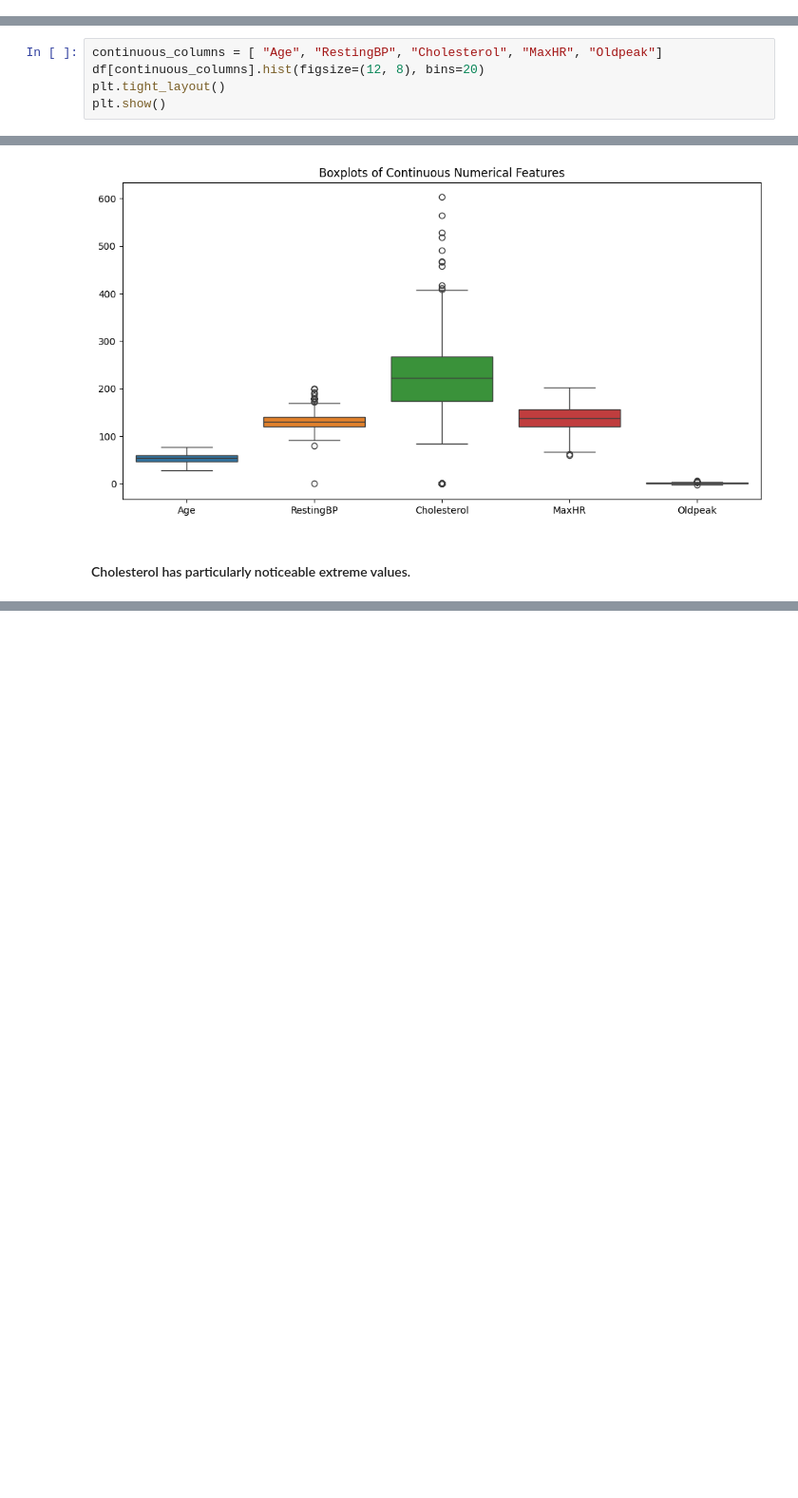
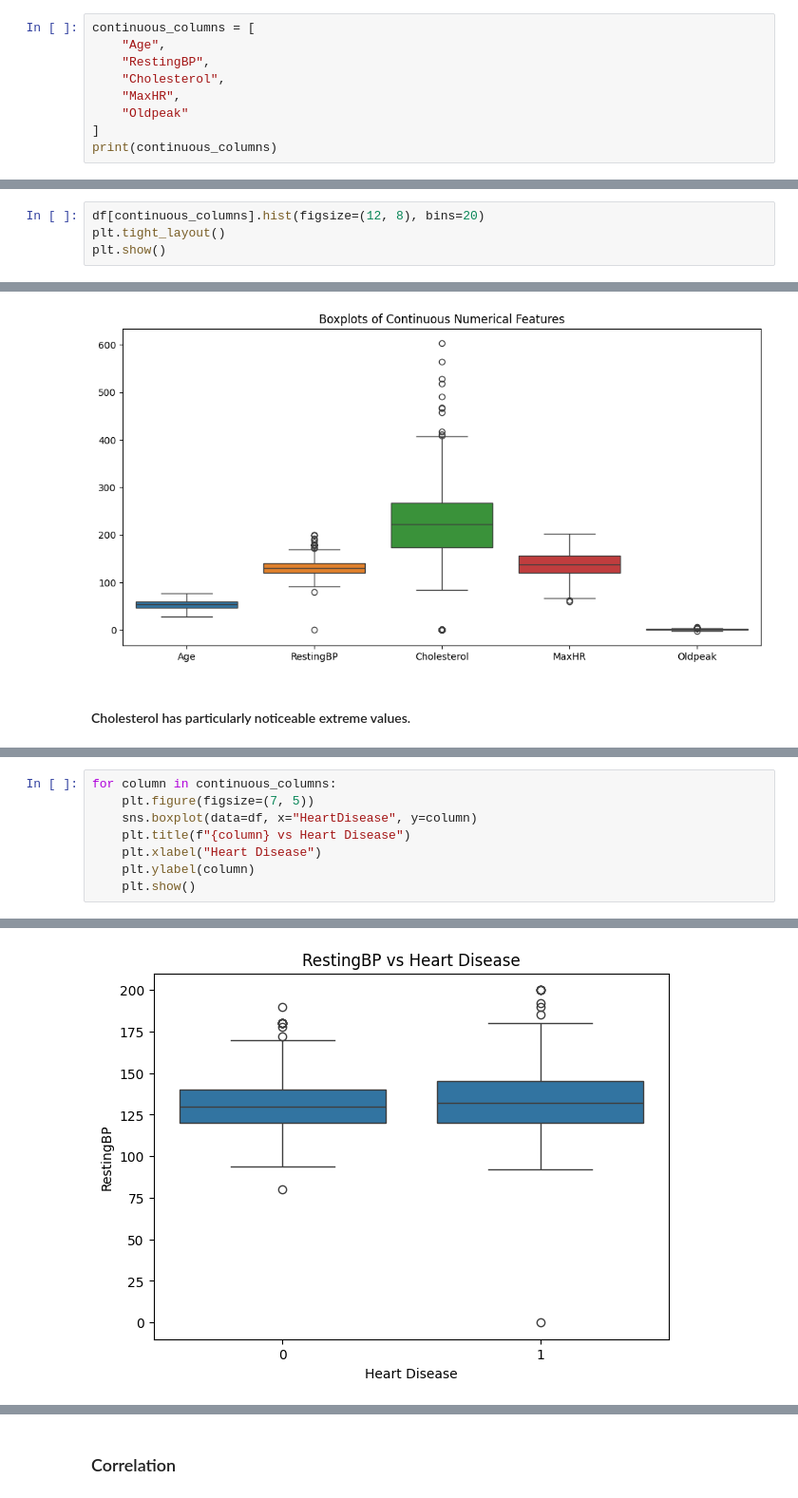
Before and after one commit to Kakul-07/EDA-Task, a Jupyter notebook: Heart/eda.ipynb, the cells around one changed output, grey strips where cells are left out. Shown at 95% size. Drawn from its saved outputs; the diff is of its cells as text; blank space fills up the shorter version.

```diff
--- a/Heart/eda.ipynb
+++ b/Heart/eda.ipynb
@@ -353,2 +449,11 @@ plt.show()
 # %% [markdown]
 ## Numerical Data
+# %%
+continuous_columns = [
+    "Age",
+    "RestingBP",
+    "Cholesterol",
+    "MaxHR",
+    "Oldpeak"
+]
+print(continuous_columns)
@@ -355,5 +462,4 @@ plt.show()
 # %%
-continuous_columns = [ "Age", "RestingBP", "Cholesterol", "MaxHR", "Oldpeak"]
 df[continuous_columns].hist(figsize=(12, 8), bins=20)
 plt.tight_layout()
 plt.show()
@@ -460,0 +544,9 @@ HeartDisease      1.000000
+# %%
+for column in continuous_columns:
+    plt.figure(figsize=(7, 5))
+    sns.boxplot(data=df, x="HeartDisease", y=column)
+    plt.title(f"{column} vs Heart Disease")
+    plt.xlabel("Heart Disease")
+    plt.ylabel(column)
+    plt.show()
+# %% [output]
@@ -460,0 +554 @@ HeartDisease      1.000000
+[figure, added]
@@ -460,0 +558,2 @@ HeartDisease      1.000000
+# %% [markdown]
+### Correlation
```
Also changed, not shown: parts of 83 cells of this notebook, 1 other file.
